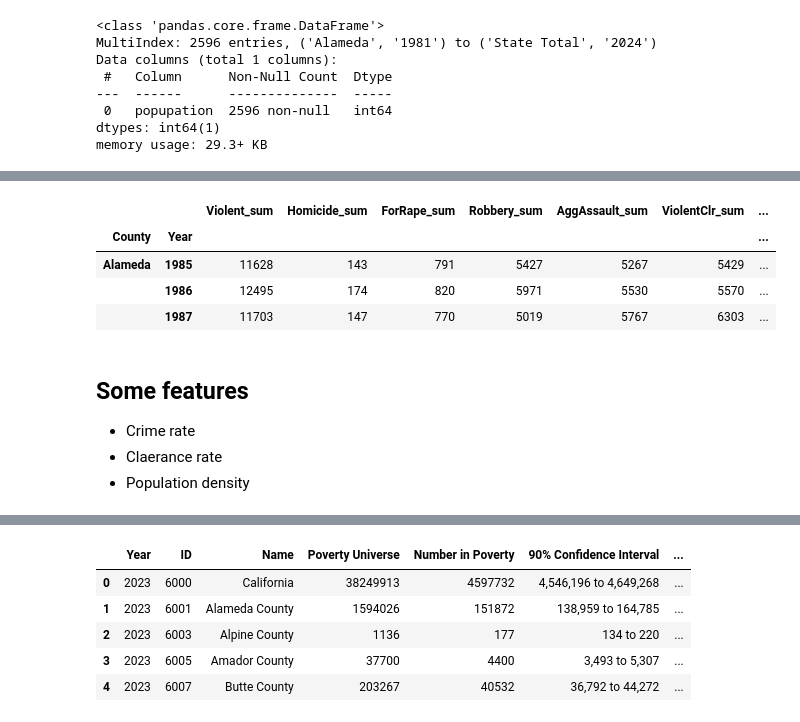
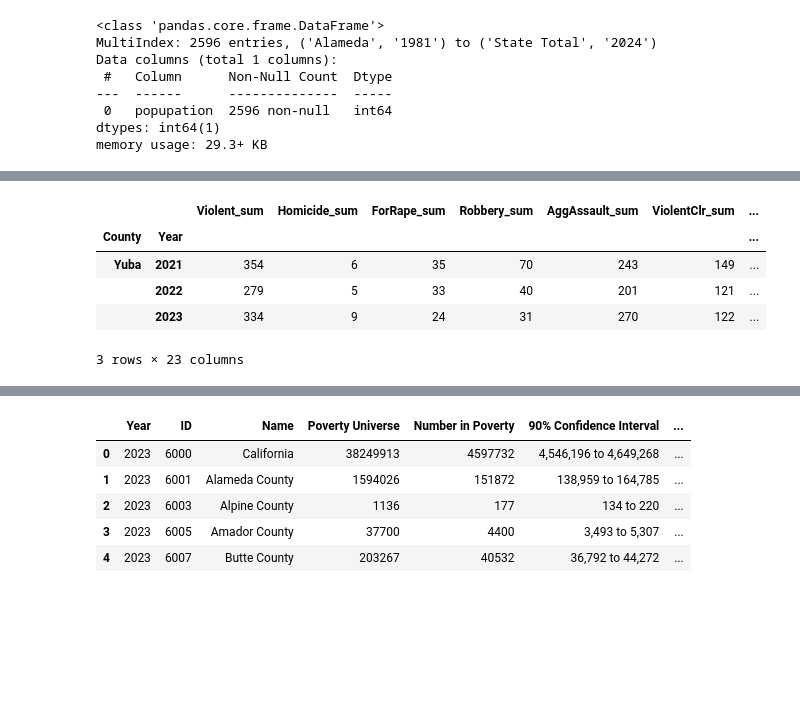
Before and after one commit to git-loa/CrimePatternsProject, a Jupyter notebook: data-exploration/data_engineering.ipynb, the cells around one changed output, grey strips where cells are left out. Cells and saved outputs as stored; diff of their text form; code cells hidden in the pictures; blank space fills up the shorter version.

```diff
--- a/data-exploration/data_engineering.ipynb
+++ b/data-exploration/data_engineering.ipynb
@@ -171,7 +149,5 @@ list_of_cols = [
 # %%
 pop_area = pop_area.rename(columns={"COUNTY": "County", "Area (sq mi)": "Area_sq_mi"})
-pop_area = pop_area.fillna(0)
-
 pop_area_copy = pop_area.copy()  # Make a copy
 pop_area_copy.head(3)
 # %% [output]
@@ -227,13 +270,9 @@ crime_data_df = crime_data_df.set_index(["County", "Year"])
 # %%
-crime_data_df.head(3)
+crime_data_df.tail(3)
 # %% [output]
 |  |  | Violent_sum | Homicide_sum | ForRape_sum | Robbery_sum | AggAssault_sum | ViolentClr_sum | ... |
 | County | Year |  |  |  |  |  |  | ... |
-| Alameda | 1985 | 11628 | 143 | 791 | 5427 | 5267 | 5429 | ... |
-|  | 1986 | 12495 | 174 | 820 | 5971 | 5530 | 5570 | ... |
-|  | 1987 | 11703 | 147 | 770 | 5019 | 5767 | 6303 | ... |
+| Yuba | 2021 | 354 | 6 | 35 | 70 | 243 | 149 | ... |
+|  | 2022 | 279 | 5 | 33 | 40 | 201 | 121 | ... |
+|  | 2023 | 334 | 9 | 24 | 31 | 270 | 122 | ... |
+3 rows × 23 columns
-# %% [markdown]
-## Some features
-- Crime rate
-- Claerance rate
-- Population density
```
Also changed, not shown: parts of 146 cells of this notebook, 19 other files.
